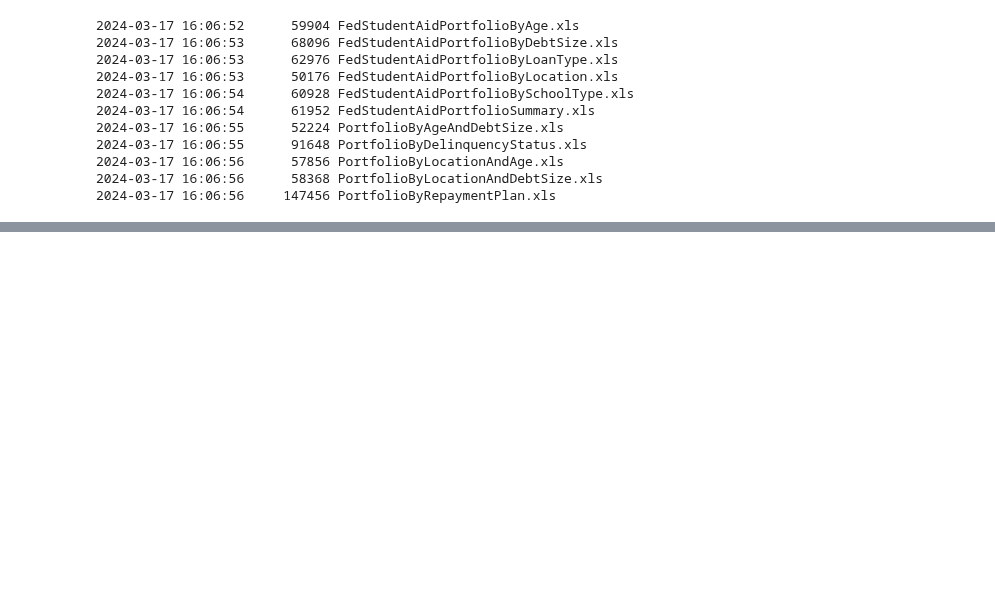
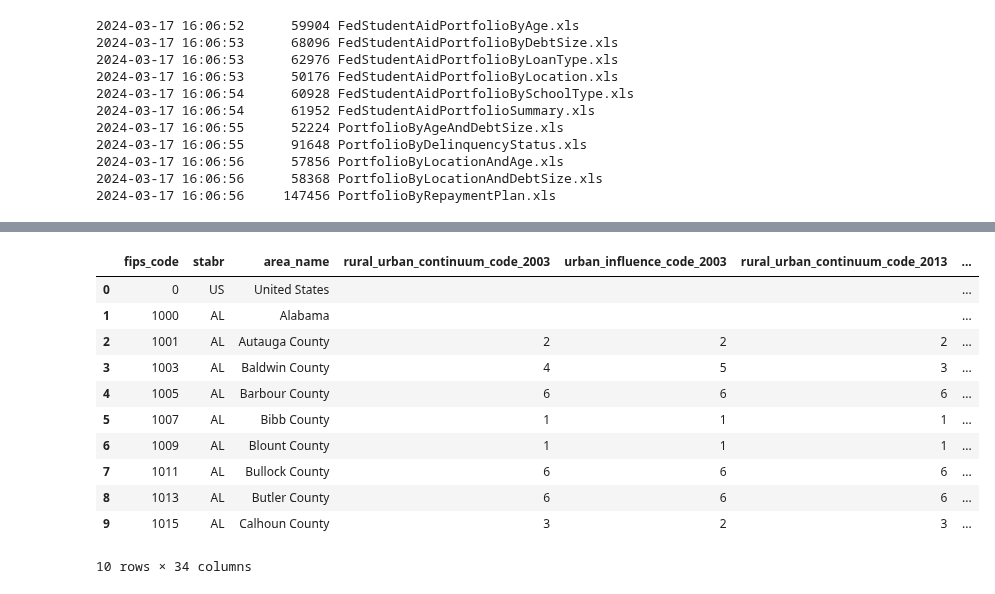
Before and after one commit to dsklnr/ADS508, a Jupyter notebook: CollegeAffordability.ipynb, the cells around one changed output, grey strips where cells are left out. Drawn from its saved outputs; the diff is of its cells as text; code cells hidden in the pictures; blank space fills up the shorter version.

```diff
--- a/CollegeAffordability.ipynb
+++ b/CollegeAffordability.ipynb
@@ -73,0 +285,66 @@ Show all the data files for the project
+# %%
+# Drop the table if it already exists
+table_name_3 = 'PovertyEstimates'
+pd.read_sql(f'DROP TABLE IF EXISTS {database_name}.{table_name_3}', conn)
+
+# Define the CREATE TABLE statement with data types in lowercase
+create_table = f"""
+CREATE EXTERNAL TABLE IF NOT EXISTS {database_name}.{table_name_3} (
+    FIPS_Code INT,
+    Stabr STRING,
+    Area_name STRING,
+    Rural_urban_Continuum_Code_2003 STRING,
+    Urban_Influence_Code_2003 STRING,
+    Rural_urban_Continuum_Code_2013 STRING,
+    Urban_Influence_Code_2013 STRING,
+    POVALL_2021 STRING,
+    CI90LBALL_2021 STRING,
+    CI90UBALL_2021 STRING,
+    PCTPOVALL_2021 STRING,
+    CI90LBALLP_2021 STRING,
+    CI90UBALLP_2021 STRING,
+    POV017_2021 STRING,
+    CI90LB017_2021 STRING,
+    CI90UB017_2021 STRING,
+    PCTPOV017_2021 STRING,
+    CI90LB017P_2021 STRING,
+    CI90UB017P_2021 STRING,
+    POV517_2021 STRING,
+    CI90LB517_2021 STRING,
+    CI90UB517_2021 STRING,
+    PCTPOV517_2021 STRING,
+    CI90LB517P_2021 STRING,
+    CI90UB517P_2021 STRING,
+    MEDHHINC_2021 STRING,
+    CI90LBINC_2021 STRING,
+    CI90UBINC_2021 STRING,
+    POV04_2021 STRING,
+    CI90LB04_2021 STRING,
+    CI90UB04_2021 STRING,
+    PCTPOV04_2021 STRING,
+    CI90LB04P_2021 STRING,
+    CI90UB04P_2021 STRING
+    )
+    ROW FORMAT DELIMITED
+    FIELDS TERMINATED BY ','
+    LOCATION '{usda_dir}/{table_name_3}'
+    TBLPROPERTIES ('skip.header.line.count'='5')
+"""
+
+# Execute create table statement
+pd.read_sql(create_table, conn)
+
+pd.read_sql(f'SELECT * FROM {database_name}.{table_name_3} LIMIT 10', conn)
+# %% [output]
+|  | fips_code | stabr | area_name | rural_urban_continuum_code_2003 | urban_influence_code_2003 | rural_urban_continuum_code_2013 | ... |
+| 0 | 0 | US | United States |  |  |  | ... |
+| 1 | 1000 | AL | Alabama |  |  |  | ... |
+| 2 | 1001 | AL | Autauga County | 2 | 2 | 2 | ... |
+| 3 | 1003 | AL | Baldwin County | 4 | 5 | 3 | ... |
+| 4 | 1005 | AL | Barbour County | 6 | 6 | 6 | ... |
+| 5 | 1007 | AL | Bibb County | 1 | 1 | 1 | ... |
+| 6 | 1009 | AL | Blount County | 1 | 1 | 1 | ... |
+| 7 | 1011 | AL | Bullock County | 6 | 6 | 6 | ... |
+| 8 | 1013 | AL | Butler County | 6 | 6 | 6 | ... |
+| 9 | 1015 | AL | Calhoun County | 3 | 2 | 3 | ... |
+10 rows × 34 columns
```
Also changed, not shown: parts of 16 cells of this notebook.
